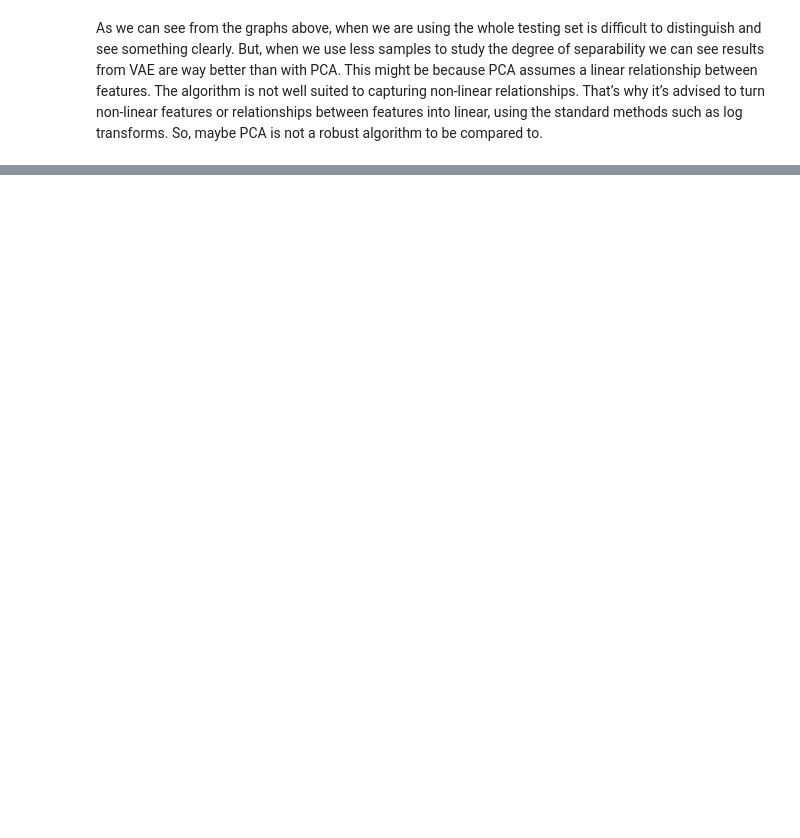
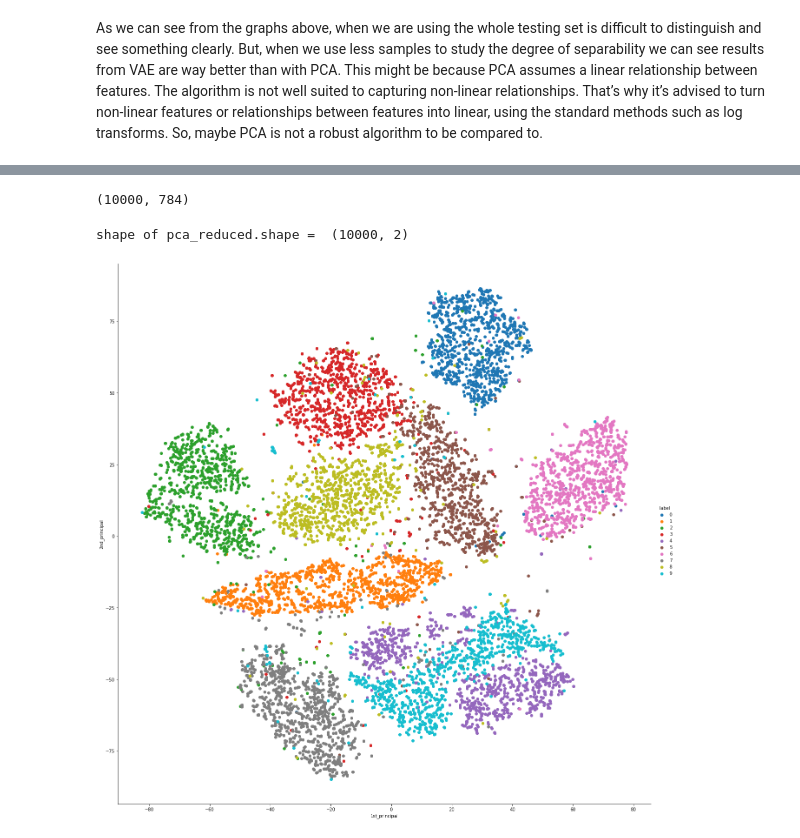
Before and after one commit to xBorja042/Advanced_ML_Topics, a Jupyter notebook: 1.4.-VAE_variational_autoencoders.ipynb, the cells around one changed output, grey strips where cells are left out. Drawn from its saved outputs; the diff is of its cells as text; code cells hidden in the pictures; blank space fills up the shorter version.

```diff
--- a/1.4.-VAE_variational_autoencoders.ipynb
+++ b/1.4.-VAE_variational_autoencoders.ipynb
@@ -189,27 +165,0 @@ time.time() - t0
-# %%
-from keras.datasets import mnist
-import numpy as np
-import time
-(x_train, y_train), (x_test, y_test) = mnist.load_data()
-
-x_train = x_train.astype('float32') / 255.
-x_test = x_test.astype('float32') / 255.
-x_train = x_train.reshape((len(x_train), np.prod(x_train.shape[1:])))
-x_test = x_test.reshape((len(x_test), np.prod(x_test.shape[1:])))
-
-
-import matplotlib.pyplot as plt
-for bs in [16, 32, 64, 128, 256]:
-    t0 = time.time()
-    vae = keras.Model(inputs, outputs, name='vae_mlp' + str(bs))
-    vae.compile(optimizer='adam')
-    history_vae = vae.fit(x_train, x_train,
-            epochs=50,
-            batch_size=bs,
-            validation_data=(x_test, x_test), verbose = 0, callbacks = [])
-    print(f" Time took to train model with bs = {bs}, {time.time() - t0}")
-    plt.plot(history_vae.history['loss'])
-    plt.plot(history_vae.history['val_loss'])
-    plt.title(f"Batch size = {bs}")
-    plt.legend(['loss', 'val_loss'])
-    plt.show()
@@ -229,0 +172,20 @@ plt.show()
+# %%
+x_tsne = TSNE(n_components=2).fit_transform(X)
+# %% [output]
+(10000, 784)
+# %%
+def create_TSNE(cut_point: int = x_test.shape[0]):
+    from sklearn.manifold import TSNE
+    tsne_data = TSNE(n_components=2).fit_transform(x_test[:cut_point])
+    print("shape of pca_reduced.shape = ", tsne_data.shape)
+    tsne_data = np.vstack((tsne_data.T, y_test[:cut_point])).T
+    tsne_df = pd.DataFrame(data=tsne_data, columns=("1st_principal", "2nd_principal", "label"))
+    tsne_df["label"]  = tsne_df["label"].astype(int)
+    import seaborn as sns
+    sns.FacetGrid(tsne_df, hue="label", size=18).map(plt.scatter, '1st_principal', '2nd_principal').add_legend()
+    plt.show()
+
+create_TSNE()
+# %% [output]
+shape of pca_reduced.shape =  (10000, 2)
+[figure, added]
```
Also changed, not shown: parts of 15 cells of this notebook.
